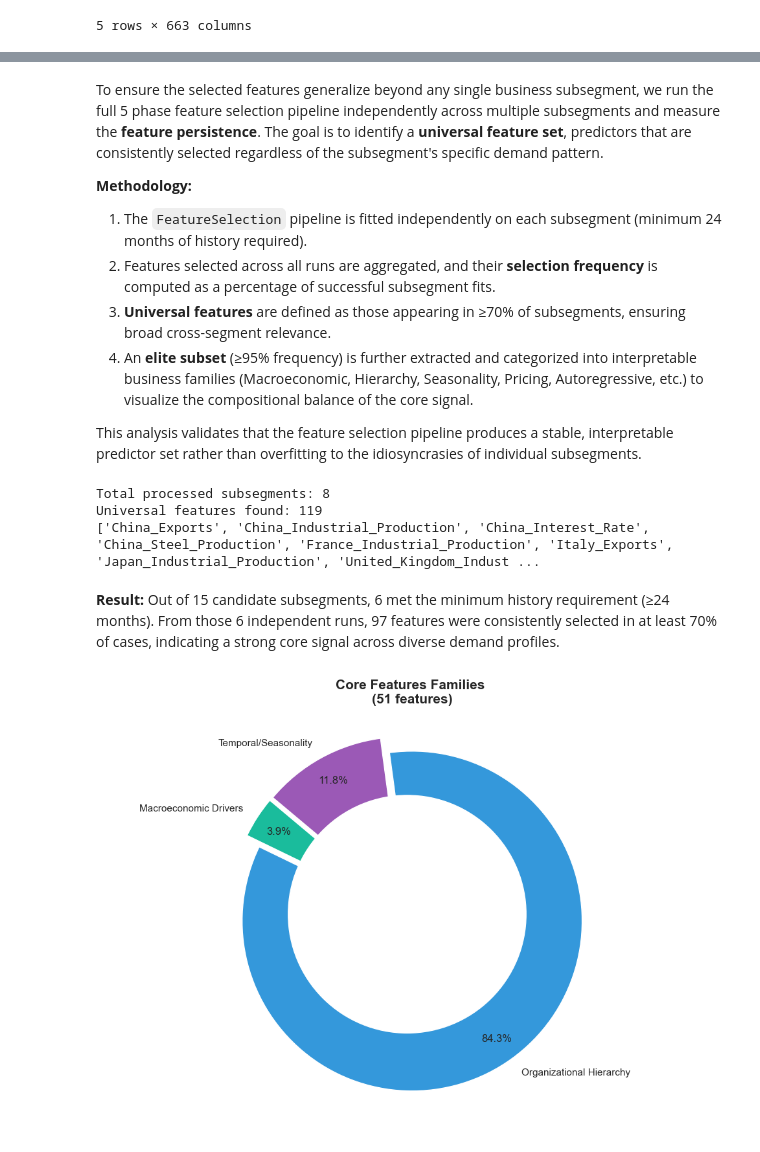
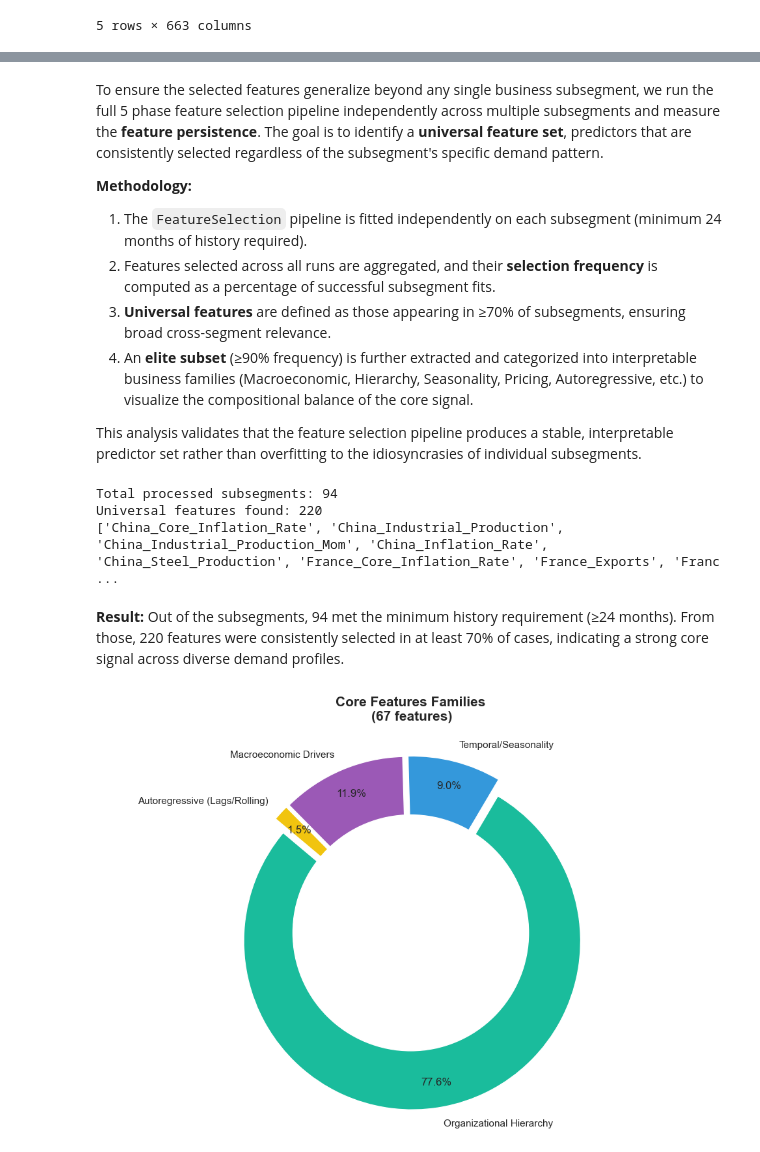
Before and after one commit to RuiSousaFerreiraIMS/Siemens_Advanta_BC, a Jupyter notebook: notebooks/5)Feature_Selection.ipynb, the cells around one changed output, grey strips where cells are left out. Cells and saved outputs as stored; diff of their text form; code cells hidden in the pictures.

```diff
--- a/notebooks/5)Feature_Selection.ipynb
+++ b/notebooks/5)Feature_Selection.ipynb
@@ -118,10 +118,10 @@ selector = FeatureSelection(
     horizon=1,
     lag_top_k=2,        # top-2 lags per variable family
     corr_threshold=0.95, # intra-family Pearson redundancy threshold
-    min_votes=2,         # feature must be nominated by at least 2 of 3 voters (Lasso, RF, MI)
+    min_votes=1,         # feature must be nominated by at least 1/2 of 3 voters
     rf_cum_threshold=0.90,
-    vt_threshold=0.001,    # removes only perfectly constant features (almost zero variance)
-    mi_threshold=0.01,   # minimum MI score to qualify as a voter 3 nomination
+    vt_threshold=0.0,    # removes only perfectly constant features (zero variance)
+    mi_threshold=1.75,    # MI cutoff = 1.75x mean MI score → nominates top ~25% by signal strength
 )
 
 selector.fit(X_train, y_train)
@@ -322,12 +351,12 @@ To ensure the selected features generalize beyond any single business subsegment
 1. The `FeatureSelection` pipeline is fitted independently on each subsegment (minimum 24 months of history required).
 2. Features selected across all runs are aggregated, and their **selection frequency** is computed as a percentage of successful subsegment fits.
 3. **Universal features** are defined as those appearing in ≥70% of subsegments, ensuring broad cross-segment relevance.
-4. An **elite subset** (≥95% frequency) is further extracted and categorized into interpretable business families (Macroeconomic, Hierarchy, Seasonality, Pricing, Autoregressive, etc.) to visualize the compositional balance of the core signal.
+4. An **elite subset** (≥90% frequency) is further extracted and categorized into interpretable business families (Macroeconomic, Hierarchy, Seasonality, Pricing, Autoregressive, etc.) to visualize the compositional balance of the core signal.
 
 This analysis validates that the feature selection pipeline produces a stable, interpretable predictor set rather than overfitting to the idiosyncrasies of individual subsegments.
 # %%
 all_selected_features = []
-subsegments_to_test = train_df['TGL Business Subsegment'].unique()[:15] #checking for 15 subsegments, 6 processed
+subsegments_to_test = train_df['TGL Business Subsegment'].unique()
 
 for seg in subsegments_to_test:
     mask = train_df['TGL Business Subsegment'] == seg
@@ -358,11 +387,11 @@ print(f"\nTotal processed subsegments: {len(all_selected_features)}")
 print(f"Universal features found: {len(universal_features)}")
 print(universal_features)
 # %% [output]
-Total processed subsegments: 8
-Universal features found: 119
-['China_Exports', 'China_Industrial_Production', 'China_Interest_Rate', 'China_Steel_Production', 'France_Industrial_Production', 'Italy_Exports', 'Japan_Industrial_Production', 'United_Kingdom_Indust ...
+Total processed subsegments: 94
+Universal features found: 220
+['China_Core_Inflation_Rate', 'China_Industrial_Production', 'China_Industrial_Production_Mom', 'China_Inflation_Rate', 'China_Steel_Production', 'France_Core_Inflation_Rate', 'France_Exports', 'Franc ...
 # %% [markdown]
-**Result:** Out of 15 candidate subsegments, 6 met the minimum history requirement (≥24 months). From those 6 independent runs, 97 features were consistently selected in at least 70% of cases, indicating a strong core signal across diverse demand profiles.
+**Result:** Out of the subsegments, 94 met the minimum history requirement (≥24 months). From those, 220 features were consistently selected in at least 70% of cases, indicating a strong core signal across diverse demand profiles.
 # %%
 n_real_success = len(all_selected_features)
 
@@ -380,16 +409,16 @@ def categorize(feature):
     if any(kw in feature for kw in ['Month', 'Quarter', 'sin', 'cos']):
         return 'Temporal/Seasonality'
 
-    # pricing dynamics
-    if 'ASP' in feature:
+    # pricing dynamics — includes Revenue_vs_Orders cross-feature (same family as ASP)
+    if 'ASP' in feature or 'Revenue_vs_Orders' in feature:
         return 'Pricing (ASP)'
 
-    # inventory & sales performance
-    if any(kw in feature for kw in ['Zero_Share', 'Months_Since_Last_Nonzero', 'Nonzero_Count', 'CV_12', 'Momentum']):
+    # intermittency & volatility metrics (Momentum removed — it's a trend signal, not inventory)
+    if any(kw in feature for kw in ['Zero_Share', 'Months_Since_Last_Nonzero', 'Nonzero_Count', 'CV_12']):
         return 'Inventory & Performance Metrics'
 
-    # autoregressive features
-    if any(kw in feature for kw in ['Lag_', 'Rolling_', 'Trend_Slope']):
+    # autoregressive features — added Momentum (trend signal) and YoY_ (was falling to 'Other')
+    if any(kw in feature for kw in ['Lag_', 'Rolling_', 'Trend_Slope', 'Momentum', 'YoY_']):
         return 'Autoregressive (Lags/Rolling)'
 
     # fallback
@@ -398,11 +427,22 @@ def categorize(feature):
 if n_real_success == 0:
     print("Error.")
 else:
+
+    # uncomment to exclude structurally rescued features
+    # rescued_keywords = ['Parent', 'Share_of_Parent', 'Month', 'Quarter', 'sin', 'cos']
+    # voted_freq = {f: c for f, c in feature_freq.items()
+    #               if not any(kw in f for kw in rescued_keywords)}
+
+    # full_freq = pd.DataFrame.from_dict(voted_freq, orient='index', columns=['count'])
+
+
+
+
     full_freq = pd.DataFrame.from_dict(feature_freq, orient='index', columns=['count'])
     full_freq['percentage'] = (full_freq['count'] / n_real_success) * 100
     full_freq = full_freq.sort_values('percentage', ascending=False)
 
-    threshold_elite = 95
+    threshold_elite = 90
     elite_features = full_freq[full_freq['percentage'] >= threshold_elite].index
 
     if len(elite_features) == 0:
@@ -410,31 +450,31 @@ else:
         print(f"The max is {full_freq['percentage'].max():.1f}%.")
     else:
         # categorizing features into families
         elite_categories = [categorize(f) for f in elite_features]
         elite_counts = Counter(elite_categories)
 
         # graph
         plt.figure(figsize=(10, 7))
         colors = ['#1abc9c', '#3498db', '#9b59b6', '#f1c40f', '#e67e22', '#FF69B4']
 
         plt.pie(
             elite_counts.values(),
             labels=elite_counts.keys(),
             autopct='%1.1f%%',
             startangle=140,
             colors=colors[:len(elite_counts)],
             pctdistance=0.85,
             explode=[0.05] * len(elite_counts)
         )
 
         centre_circle = plt.Circle((0,0), 0.70, fc='white')
         fig = plt.gcf()
         fig.gca().add_artist(centre_circle)
 
         plt.title(f'Core Features Families \n({len(elite_features)} features)',
                   fontsize=15, fontweight='bold', pad=20)
         plt.axis('equal')
         plt.tight_layout()
         plt.show()
 # %% [output]
-[figure, old version]
+[figure, new version]
```
Also changed, not shown: parts of 12 cells of this notebook, 1 other file.
